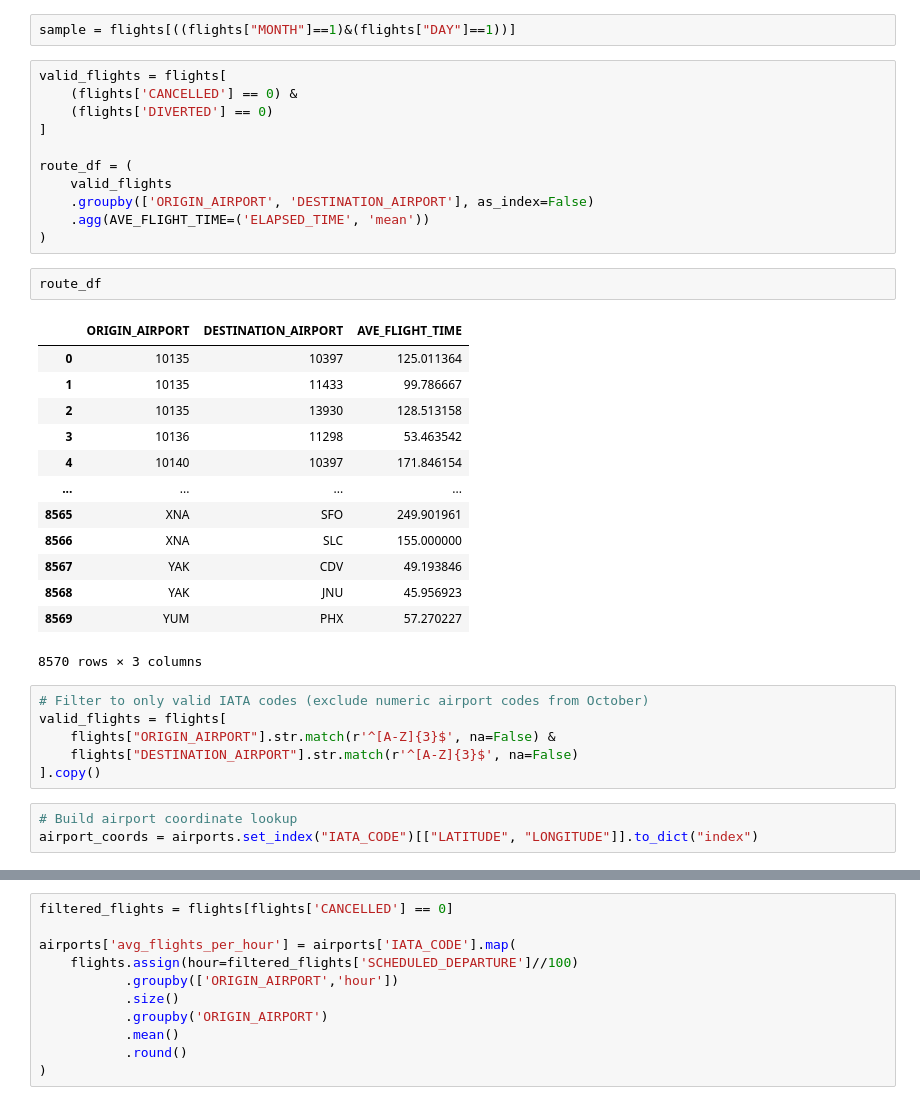
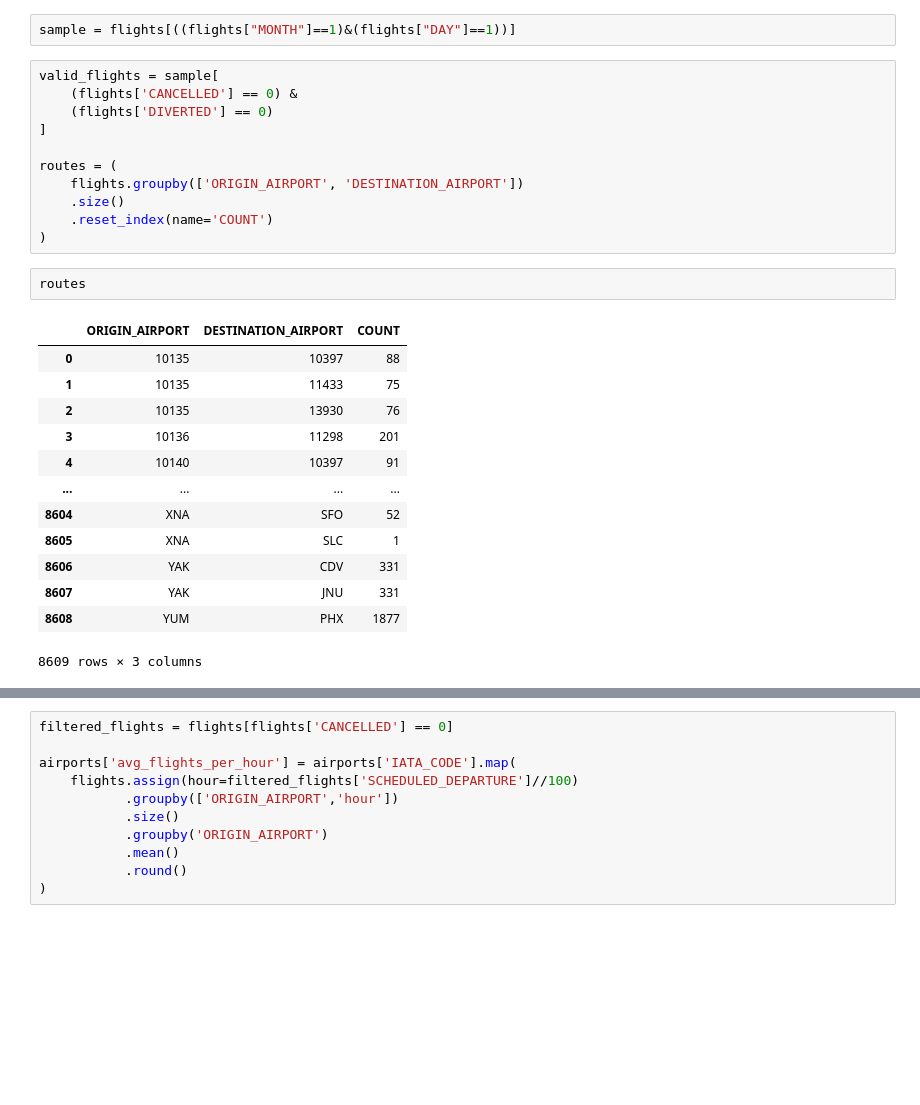
Before and after one commit to qigol/wikipedia-reversion, a Jupyter notebook: main.ipynb, the cells around one changed output, grey strips where cells are left out. Cells and saved outputs as stored; diff of their text form; blank space fills up the shorter version.

```diff
--- a/main.ipynb
+++ b/main.ipynb
@@ -225,38 +225,29 @@ Name: on_time, dtype: float64
 # %%
 sample = flights[((flights["MONTH"]==1)&(flights["DAY"]==1))]
 # %%
-valid_flights = flights[
+valid_flights = sample[
     (flights['CANCELLED'] == 0) &
     (flights['DIVERTED'] == 0)
 ]
 
-route_df = (
-    valid_flights
-    .groupby(['ORIGIN_AIRPORT', 'DESTINATION_AIRPORT'], as_index=False)
-    .agg(AVE_FLIGHT_TIME=('ELAPSED_TIME', 'mean'))
+routes = (
+    flights.groupby(['ORIGIN_AIRPORT', 'DESTINATION_AIRPORT'])
+    .size()
+    .reset_index(name='COUNT')
 )
 # %%
-route_df
+routes
 # %% [output]
-|  | ORIGIN_AIRPORT | DESTINATION_AIRPORT | AVE_FLIGHT_TIME |
-| 0 | 10135 | 10397 | 125.011364 |
-| 1 | 10135 | 11433 | 99.786667 |
-| 2 | 10135 | 13930 | 128.513158 |
-| 3 | 10136 | 11298 | 53.463542 |
-| 4 | 10140 | 10397 | 171.846154 |
+|  | ORIGIN_AIRPORT | DESTINATION_AIRPORT | COUNT |
+| 0 | 10135 | 10397 | 88 |
+| 1 | 10135 | 11433 | 75 |
+| 2 | 10135 | 13930 | 76 |
+| 3 | 10136 | 11298 | 201 |
+| 4 | 10140 | 10397 | 91 |
 | ... | ... | ... | ... |
-| 8565 | XNA | SFO | 249.901961 |
-| 8566 | XNA | SLC | 155.000000 |
-| 8567 | YAK | CDV | 49.193846 |
-| 8568 | YAK | JNU | 45.956923 |
-| 8569 | YUM | PHX | 57.270227 |
+| 8604 | XNA | SFO | 52 |
+| 8605 | XNA | SLC | 1 |
+| 8606 | YAK | CDV | 331 |
+| 8607 | YAK | JNU | 331 |
+| 8608 | YUM | PHX | 1877 |
-8570 rows × 3 columns
+8609 rows × 3 columns
-# %%
-# Filter to only valid IATA codes (exclude numeric airport codes from October)
-valid_flights = flights[
-    flights["ORIGIN_AIRPORT"].str.match(r'^[A-Z]{3}$', na=False) &
-    flights["DESTINATION_AIRPORT"].str.match(r'^[A-Z]{3}$', na=False)
-].copy()
-# %%
-# Build airport coordinate lookup
-airport_coords = airports.set_index("IATA_CODE")[["LATITUDE", "LONGITUDE"]].to_dict("index")
```
Also changed, not shown: parts of 7 cells of this notebook.
